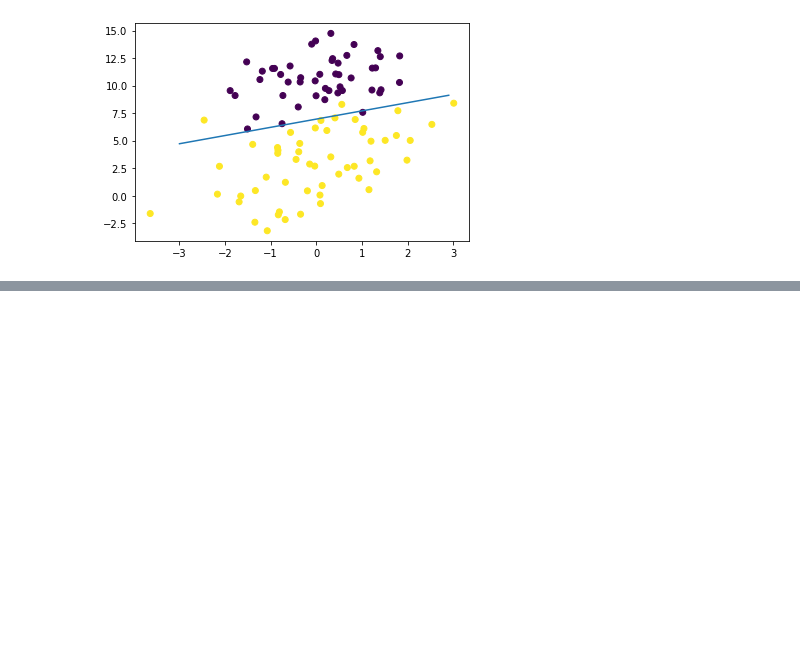
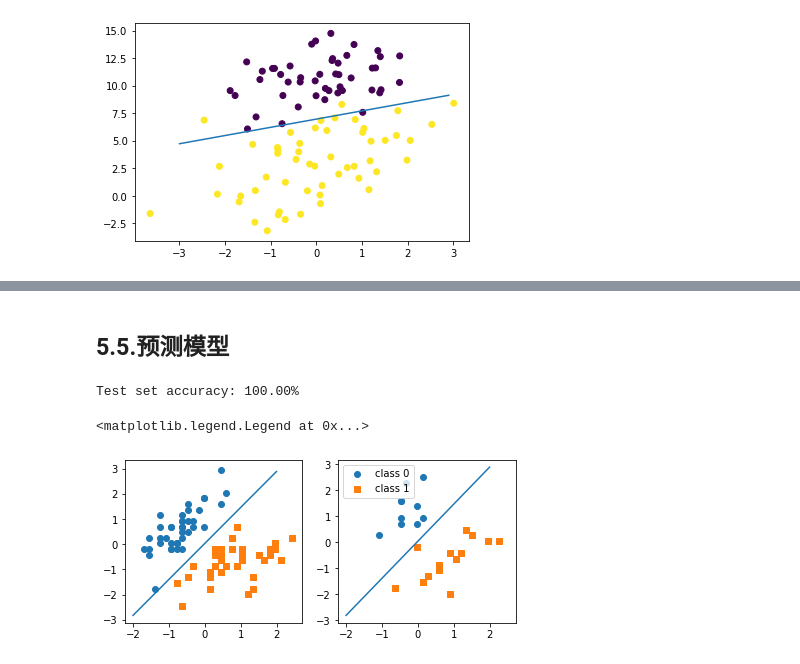
Before and after one commit to JJZHK-AI/AIKnowledgeBase, a Jupyter notebook: 02.机器学习/03.逻辑回归.ipynb, the cells around one changed output, grey strips where cells are left out. Saved outputs shown, nothing was run; the diff lists cells and outputs as text; code cells hidden in the pictures; blank space fills up the shorter version.

```diff
--- a/02.机器学习/03.逻辑回归.ipynb
+++ b/02.机器学习/03.逻辑回归.ipynb
@@ -205,0 +440,10 @@ predict acc [0.97]
+# %%
+X_train_tensor = torch.tensor(X_train, dtype=torch.float32, device=device)
+y_train_tensor = torch.tensor(y_train, dtype=torch.float32, device=device)
+
+logr = LogisticRegression2(num_features=2)
+logr.train(X_train_tensor, y_train_tensor, num_epochs=10, learning_rate=0.1)
+
+print('\nModel parameters:')
+print('  Weights: %s' % logr.weights)
+print('  Bias: %s' % logr.bias)
@@ -205,0 +466,34 @@ predict acc [0.97]
+# %% [markdown]
+## 5.5.预测模型
+# %%
+X_test_tensor = torch.tensor(X_test, dtype=torch.float32, device=device)
+y_test_tensor = torch.tensor(y_test, dtype=torch.float32, device=device)
+
+test_acc = logr.evaluate(X_test_tensor, y_test_tensor)
+print('Test set accuracy: %.2f%%' % (test_acc*100))
+# %% [output]
+Test set accuracy: 100.00%
+# %%
+w, b = logr.weights, logr.bias
+
+x_min = -2
+y_min = ( (-(w[0] * x_min) - b[0]) / w[1] )
+
+x_max = 2
+y_max = ( (-(w[0] * x_max) - b[0]) / w[1] )
+
+fig, ax = plt.subplots(1, 2, sharex=True, figsize=(7, 3))
+
+ax[0].plot([x_min, x_max], [y_min, y_max])
+ax[1].plot([x_min, x_max], [y_min, y_max])
+
+ax[0].scatter(X_train[y_train==0, 0], X_train[y_train==0, 1], label='class 0', marker='o')
+ax[0].scatter(X_train[y_train==1, 0], X_train[y_train==1, 1], label='class 1', marker='s')
+
+ax[1].scatter(X_test[y_test==0, 0], X_test[y_test==0, 1], label='class 0', marker='o')
+ax[1].scatter(X_test[y_test==1, 0], X_test[y_test==1, 1], label='class 1', marker='s')
+
+ax[1].legend(loc='upper left')
+# %% [output]
+<matplotlib.legend.Legend at 0x...>
+[figure, added]
```
Also changed, not shown: parts of 14 cells of this notebook, 7 other files.
